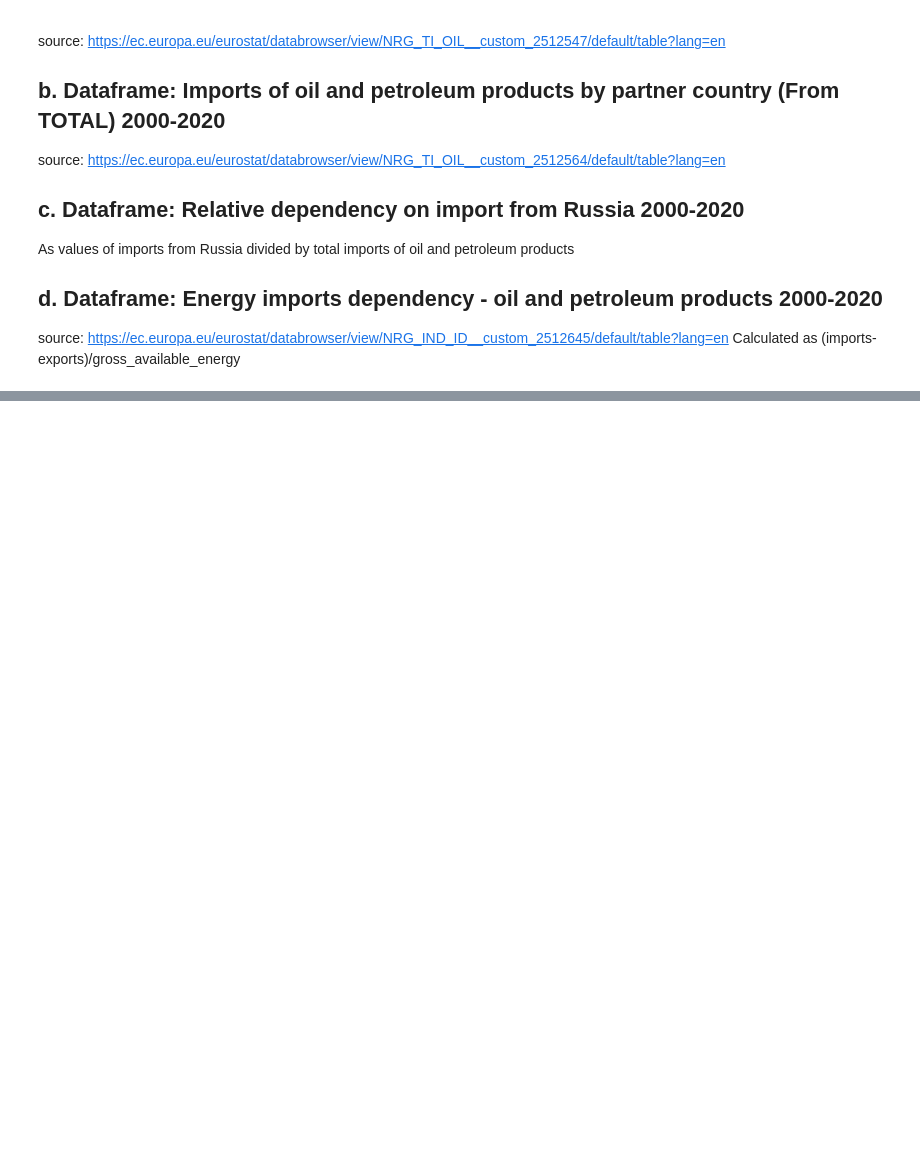
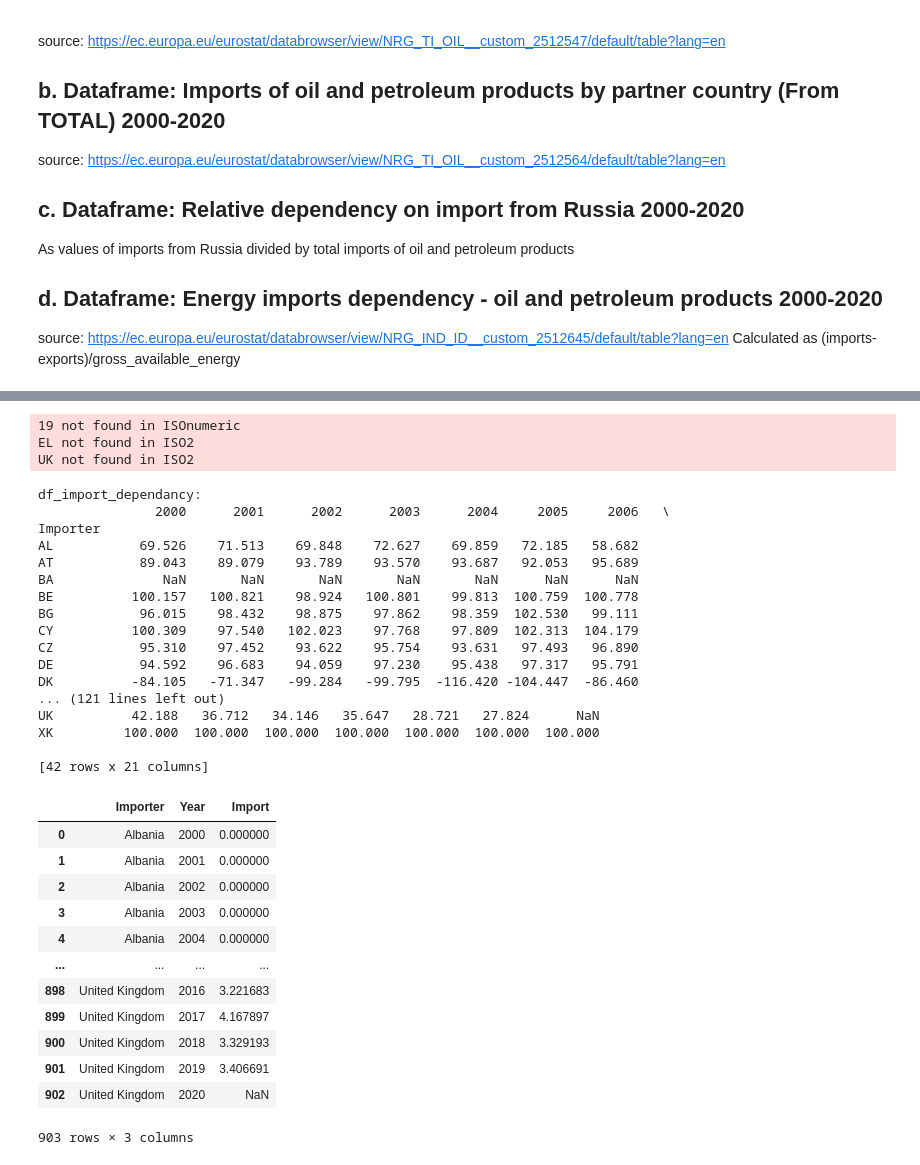
Before and after one commit to esvelaren/Information-Visualization-Project, a Jupyter notebook: dataframes.ipynb, the cells around one changed output, grey strips where cells are left out. Saved outputs shown, nothing was run; the diff lists cells and outputs as text; code cells hidden in the pictures; blank space fills up the shorter version.

Commit message:
Updated dataframe notebook and the pickles

```diff
--- a/dataframes.ipynb
+++ b/dataframes.ipynb
@@ -4,4 +25,40 @@ import numpy as np
 #import geopandas as gdp
+# %%
+def calculate_total_ru_depend(df_ru_import, df_total_import, df_import_depend):
+    df_ru_import[['Freq', 'SIEC', 'Partner','Unit','Importer']] = df_ru_import['freq,siec,partner,unit,geo\TIME_PERIOD'].str.split(',', expand=True)
+    df_ru_import.drop(columns=['freq,siec,partner,unit,geo\TIME_PERIOD', 'Freq', 'Partner', 'Unit', 'SIEC'], inplace=True)
+
+    df_ru_import = df_ru_import.set_index('Importer')
+    df_ru_import = df_ru_import.replace(': ', np.nan)
+    df_ru_import = df_ru_import.astype(np.float64)
+
+    df_total_import[['Freq', 'SIEC', 'Partner','Unit','Importer']] = df_total_import['freq,siec,partner,unit,geo\TIME_PERIOD'].str.split(',', expand=True)
+    df_total_import.drop(columns=['freq,siec,partner,unit,geo\TIME_PERIOD', 'Freq', 'Partner', 'Unit', 'SIEC'], inplace=True)
+    df_total_import = df_total_import.set_index('Importer')
+    df_total_import = df_total_import.replace(': ', np.nan)
+    df_total_import = df_total_import.astype(np.float64)
+
+    df_import_depend[['Freq', 'SIEC','Unit','Importer']] = df_import_depend['freq,siec,unit,geo\TIME_PERIOD'].str.split(',', expand=True)
+    df_import_depend.drop(columns=['freq,siec,unit,geo\TIME_PERIOD', 'Freq', 'Unit', 'SIEC'], inplace=True)
+    df_import_depend = df_import_depend.set_index('Importer')
+    df_import_depend = df_import_depend.replace(': ', np.nan)
+    df_import_depend = df_import_depend.astype(np.float64)
+    print("df_import_dependancy: \n", df_import_depend)
+
+    df_import_relative = df_ru_import.div(df_total_import, fill_value=0)  # This represents how much of the oil imports is from Russia
+    df_import_depend_ru = df_import_depend.mul(df_import_relative, fill_value=0)  # This represents total dependency on oil also considering export and local production
+    df_import_depend_ru.index = df_import_depend_ru.index.str.slice(-2)
+    df_import_depend_ru.index = coco.convert(names=df_import_depend_ru.index.tolist(), to='name_short', not_found=None)
+    df_import_depend_ru.index = df_import_depend_ru.index.str.replace("UK","United Kingdom")
+    df_import_depend_ru.index = df_import_depend_ru.index.str.replace("EL","Greece")
+    df_import_depend_ru.index.name = "Importer"
+
+    df_import_depend_ru = df_import_depend_ru.drop(["19"])
+
+    df_import_depend_ru = pd.melt(df_import_depend_ru.reset_index(), id_vars=['Importer'], value_vars=[(str(2000+i) + " ") for i in range(21)],var_name='Year', value_name='Import').sort_values(['Importer', 'Year'])
+    df_import_depend_ru.reset_index(drop=True, inplace=True)
+
+    return df_import_depend_ru
 # %% [markdown]
 # 1. Imports of oil and petroleum products by partner country
 ## a. Dataframe: Imports of oil and petroleum products by partner country (From Russia) 2000-2020
@@ -53,3 +73,46 @@ df_oil_petrol_depend
+# %%
+df_oil_petrol_ru = pd.read_csv('datasets/nrg_ti_oil__custom_2512547_tabular.tsv', sep="\t" ,header = 0)
+df_oil_petrol_total = pd.read_csv('datasets/nrg_ti_oil__custom_2512538_tabular.tsv', sep="\t" ,header = 0)
+df_oil_petrol_depend = pd.read_csv('datasets/nrg_ind_id__custom_2512645_tabular.tsv', sep="\t" ,header = 0)
+df_oil_petrol_depend_ru = calculate_total_ru_depend(df_oil_petrol_ru, df_oil_petrol_total, df_oil_petrol_depend)
+with open('df_oil_petrol_ru.pickle', 'wb') as handle:
+    pickle.dump(df_oil_petrol_depend_ru, handle, protocol=pickle.HIGHEST_PROTOCOL)
+
+df_oil_petrol_depend_ru
+# %% [output]
+19 not found in ISOnumeric
+EL not found in ISO2
+UK not found in ISO2
+df_import_dependancy:
+               2000      2001      2002      2003      2004     2005     2006   \
+Importer
+AL           69.526    71.513    69.848    72.627    69.859   72.185   58.682
+AT           89.043    89.079    93.789    93.570    93.687   92.053   95.689
+BA              NaN       NaN       NaN       NaN       NaN      NaN      NaN
+BE          100.157   100.821    98.924   100.801    99.813  100.759  100.778
+BG           96.015    98.432    98.875    97.862    98.359  102.530   99.111
+CY          100.309    97.540   102.023    97.768    97.809  102.313  104.179
+CZ           95.310    97.452    93.622    95.754    93.631   97.493   96.890
+DE           94.592    96.683    94.059    97.230    95.438   97.317   95.791
+DK          -84.105   -71.347   -99.284   -99.795  -116.420 -104.447  -86.460
+... (121 lines left out)
+UK          42.188   36.712   34.146   35.647   28.721   27.824      NaN
+XK         100.000  100.000  100.000  100.000  100.000  100.000  100.000
+
+[42 rows x 21 columns]
+|  | Importer | Year | Import |
+| 0 | Albania | 2000 | 0.000000 |
+| 1 | Albania | 2001 | 0.000000 |
+| 2 | Albania | 2002 | 0.000000 |
+| 3 | Albania | 2003 | 0.000000 |
+| 4 | Albania | 2004 | 0.000000 |
+| ... | ... | ... | ... |
+| 898 | United Kingdom | 2016 | 3.221683 |
+| 899 | United Kingdom | 2017 | 4.167897 |
+| 900 | United Kingdom | 2018 | 3.329193 |
+| 901 | United Kingdom | 2019 | 3.406691 |
+| 902 | United Kingdom | 2020 | NaN |
+903 rows × 3 columns
 # %% [markdown]
 # 2. Imports of solid fossil fuels by partner country
 ## a. Dataframe: Imports of solid fossil fuels by partner country (from Russia) 2000-2020
```
Also changed, not shown: parts of 10 cells of this notebook, 4 other files.
